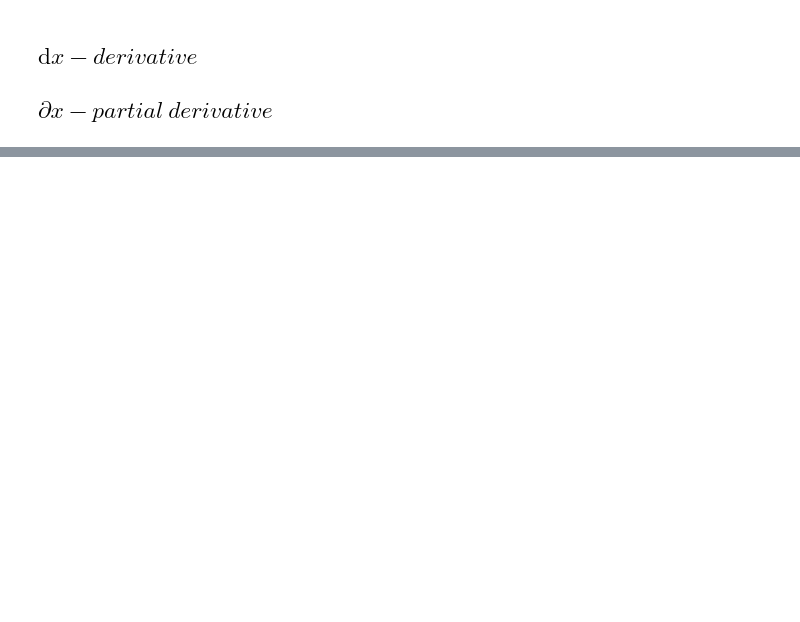
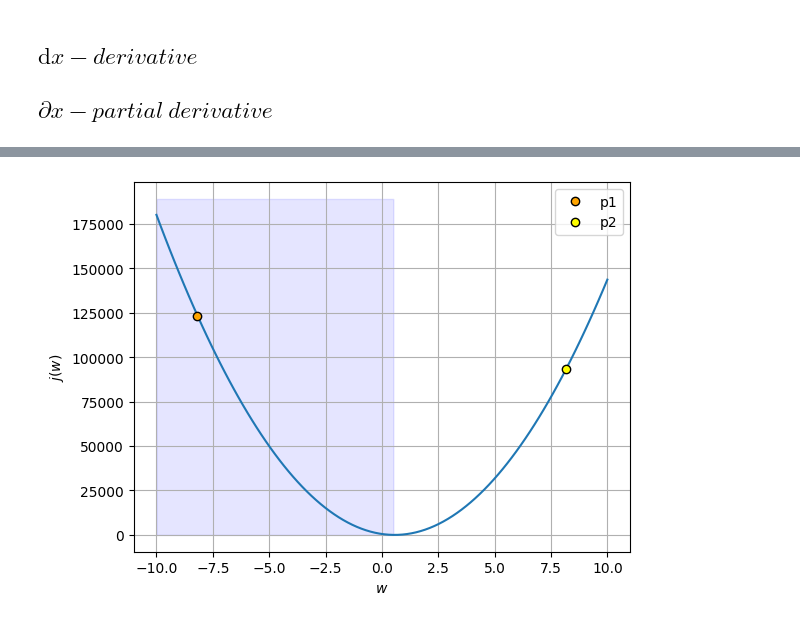
Before and after one commit to anoban/Supervised-Machine-Learning-Regression-and-Classification, a Jupyter notebook: anoban/Derivatives.ipynb, the cells around one changed output, grey strips where cells are left out. Cells and saved outputs as stored; diff of their text form; code cells hidden in the pictures; blank space fills up the shorter version.

```diff
--- a/anoban/Derivatives.ipynb
+++ b/anoban/Derivatives.ipynb
@@ -73,0 +98,15 @@ w = 8.18181818181818 and cost = 96852.63914265121
+# %%
+# let's move from left to right, starting from the point p1
+
+fig, axes = plt.subplots()
+axes.plot(w, e)
+axes.plot(w[9], e[9], mec = "black", ms = 6, mfc = "orange", marker = 'o', linestyle = "none", label = "p1")
+axes.plot(w[90], e[90], mec = "black", ms = 6, mfc = "yellow", marker = 'o', linestyle = "none", label = "p2")
+axes.fill_betweenx(y = np.arange(axes.get_xlim()[0], axes.get_ylim()[1], step = 100), x2 = w.min(), x1 = w[np.argmin(e)], color = "blue", alpha = 0.1)
+axes.grid()
+axes.set_xlabel("$w$")
+axes.set_ylabel("$j(w)$")
+axes.legend()
+plt.show()
+# %% [output]
+[figure, added]
```
Also changed, not shown: parts of 13 cells of this notebook, 1 other file.
